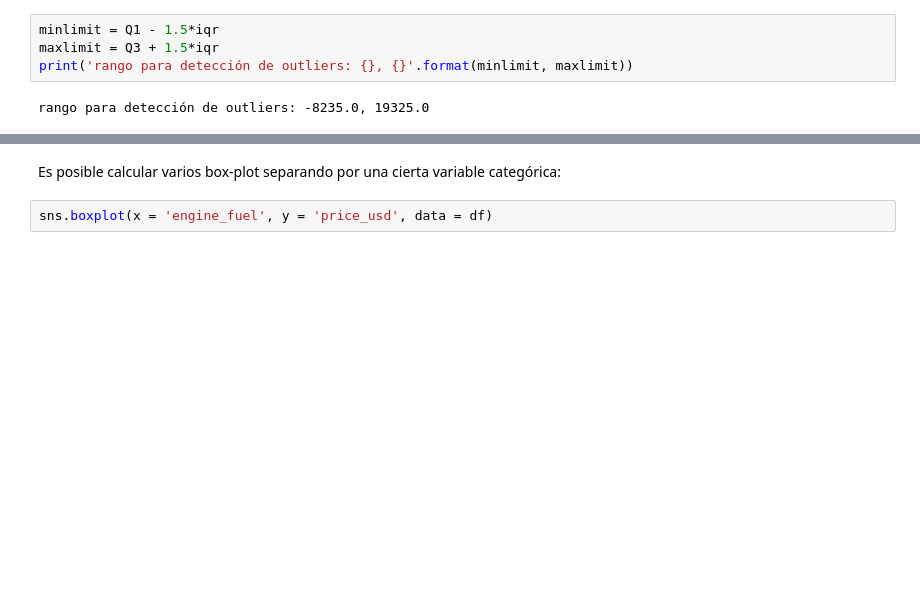
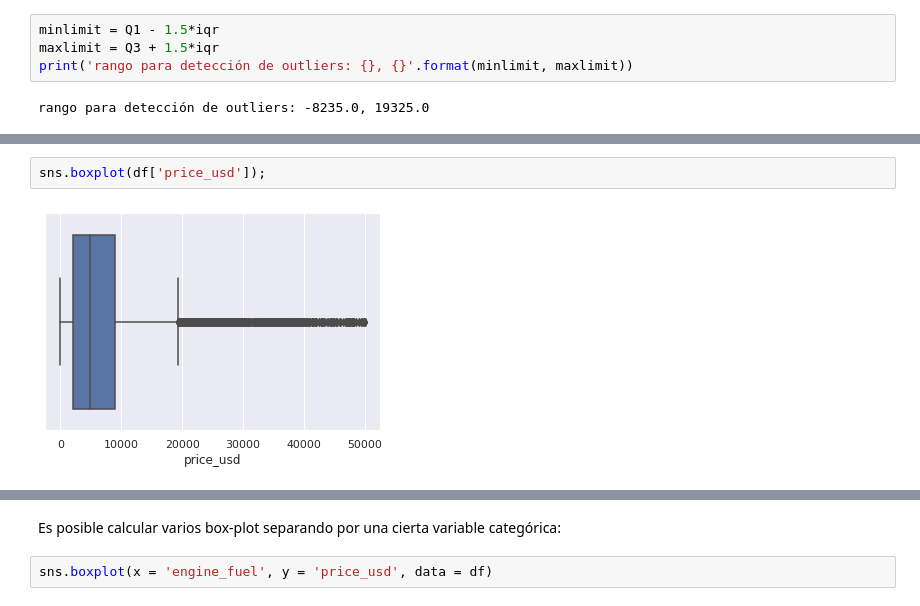
Before and after one commit to alexpin/Curso-Python, a Jupyter notebook: estadistica_descriptiva/medidas-dispersion.ipynb, the cells around one changed output, grey strips where cells are left out. Drawn from its saved outputs; the diff is of its cells as text; blank space fills up the shorter version.

```diff
--- a/estadistica_descriptiva/medidas-dispersion.ipynb
+++ b/estadistica_descriptiva/medidas-dispersion.ipynb
@@ -47,3 +53,7 @@ rango para detección de outliers: -8235.0, 19325.0
+# %%
+sns.boxplot(df['price_usd']);
+# %% [output]
+[figure, added]
 # %%
 sns.set(rc={'figure.figsize':(11.7,8.27)})
 f, (ax_hist, ax_box) = plt.subplots(2, sharex=True, gridspec_kw={"height_ratios": (.6, .4)})
```
Also changed, not shown: parts of 5 cells of this notebook, 1 other file.
